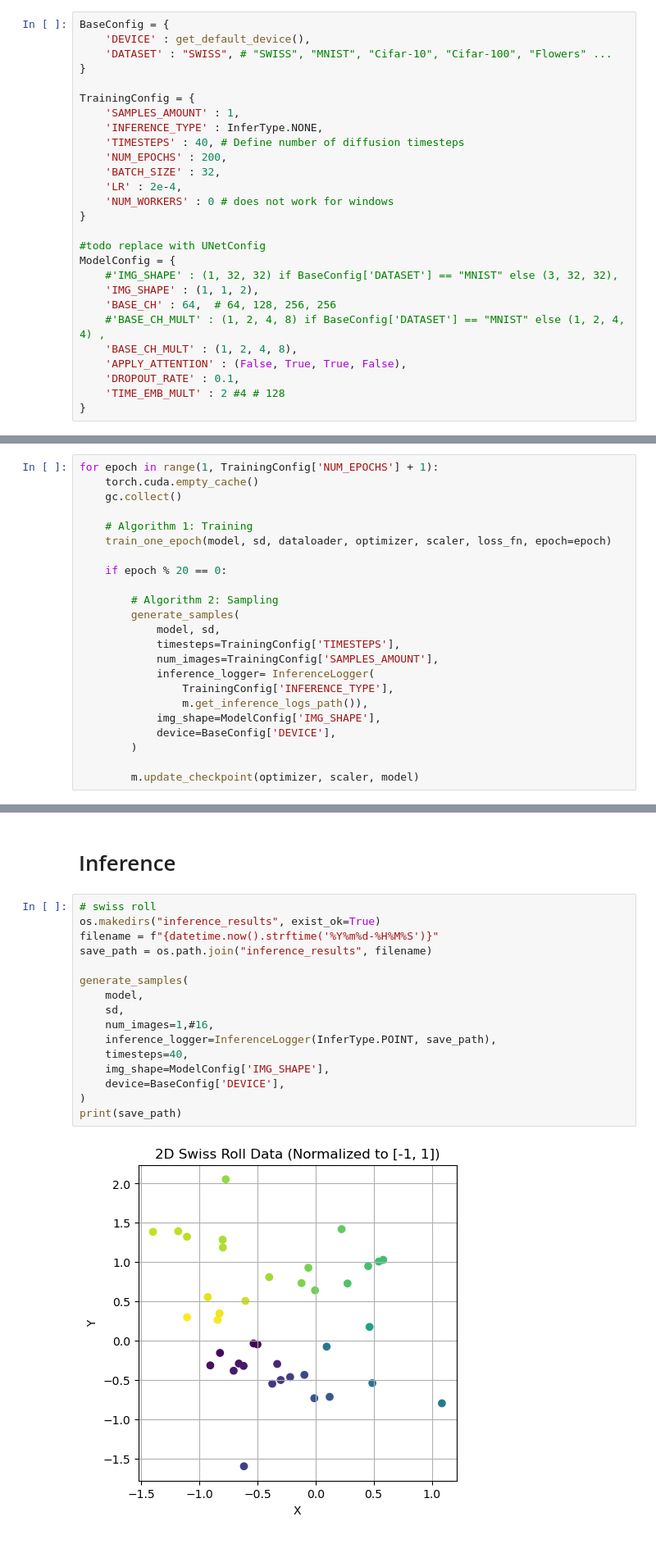
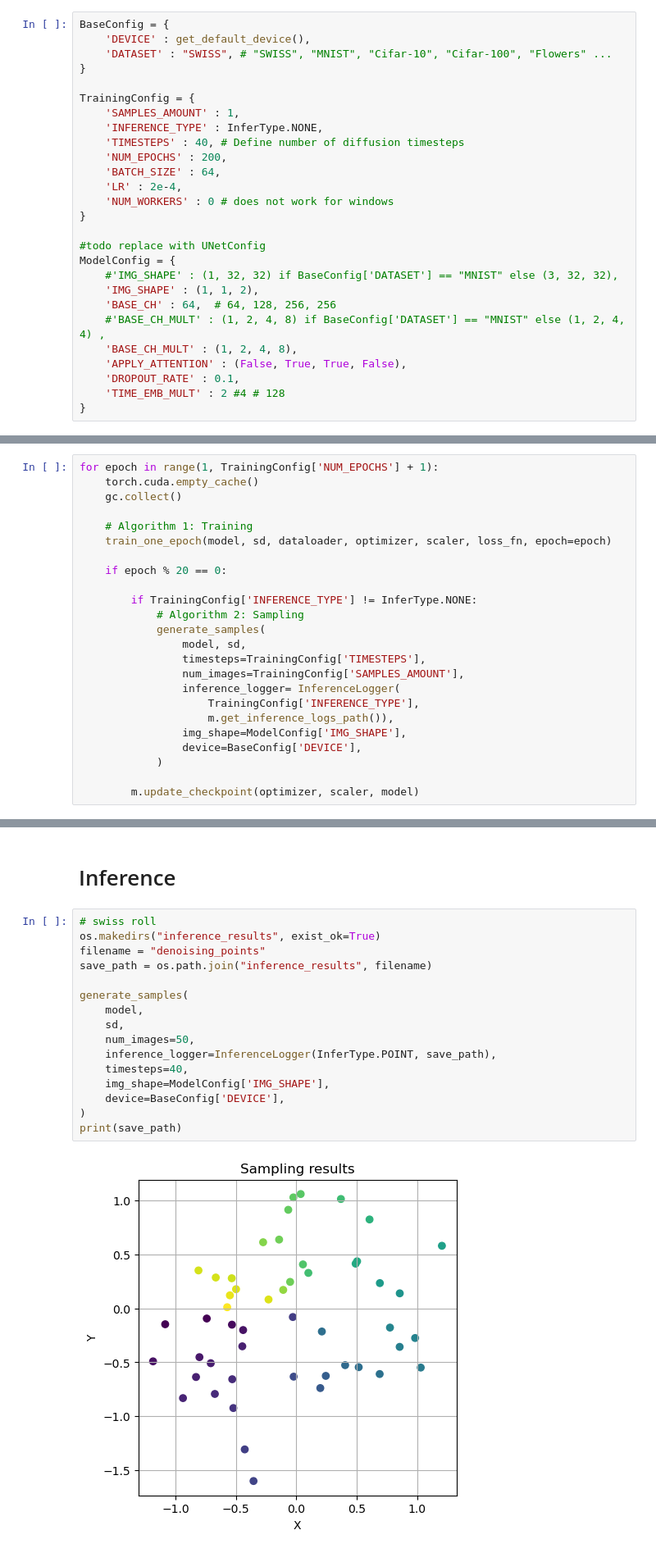
Before and after one commit to Grazvy/Diffusion_Models_demonstration, a Jupyter notebook: DDPM.ipynb, the cells around one changed output, grey strips where cells are left out. Shown at 82% size. Drawn from its saved outputs; the diff is of its cells as text.

Commit message:
fixed swiss roll inference

```diff
--- a/DDPM.ipynb
+++ b/DDPM.ipynb
@@ -31,7 +31,7 @@ TrainingConfig = {
     'INFERENCE_TYPE' : InferType.NONE,
     'TIMESTEPS' : 40, # Define number of diffusion timesteps
     'NUM_EPOCHS' : 200,
-    'BATCH_SIZE' : 32,
+    'BATCH_SIZE' : 64,
     'LR' : 2e-4,
     'NUM_WORKERS' : 0 # does not work for windows
 }
@@ -210,16 +213,17 @@ for epoch in range(1, TrainingConfig['NUM_EPOCHS'] + 1):
 
     if epoch % 20 == 0:
 
-        # Algorithm 2: Sampling
-        generate_samples(
-            model, sd,
-            timesteps=TrainingConfig['TIMESTEPS'],
-            num_images=TrainingConfig['SAMPLES_AMOUNT'],
-            inference_logger= InferenceLogger(
-                TrainingConfig['INFERENCE_TYPE'],
-                m.get_inference_logs_path()),
-            img_shape=ModelConfig['IMG_SHAPE'],
-            device=BaseConfig['DEVICE'],
-        )
+        if TrainingConfig['INFERENCE_TYPE'] != InferType.NONE:
+            # Algorithm 2: Sampling
+            generate_samples(
+                model, sd,
+                timesteps=TrainingConfig['TIMESTEPS'],
+                num_images=TrainingConfig['SAMPLES_AMOUNT'],
+                inference_logger= InferenceLogger(
+                    TrainingConfig['INFERENCE_TYPE'],
+                    m.get_inference_logs_path()),
+                img_shape=ModelConfig['IMG_SHAPE'],
+                device=BaseConfig['DEVICE'],
+            )
 
         m.update_checkpoint(optimizer, scaler, model)
@@ -230,18 +232,18 @@ new checkpoint created at: models\SwissRoll\checkpoints\ckpt.tar
 # %%
 # swiss roll
 os.makedirs("inference_results", exist_ok=True)
-filename = f"{datetime.now().strftime('%Y%m%d-%H%M%S')}"
+filename = "denoising_points"
 save_path = os.path.join("inference_results", filename)
 
 generate_samples(
     model,
     sd,
-    num_images=1,#16,
+    num_images=50,
     inference_logger=InferenceLogger(InferType.POINT, save_path),
     timesteps=40,
     img_shape=ModelConfig['IMG_SHAPE'],
     device=BaseConfig['DEVICE'],
 )
 print(save_path)
 # %% [output]
-[figure, old version]
+[figure, new version]
```
Also changed, not shown: parts of 7 cells of this notebook, 1 other file.
